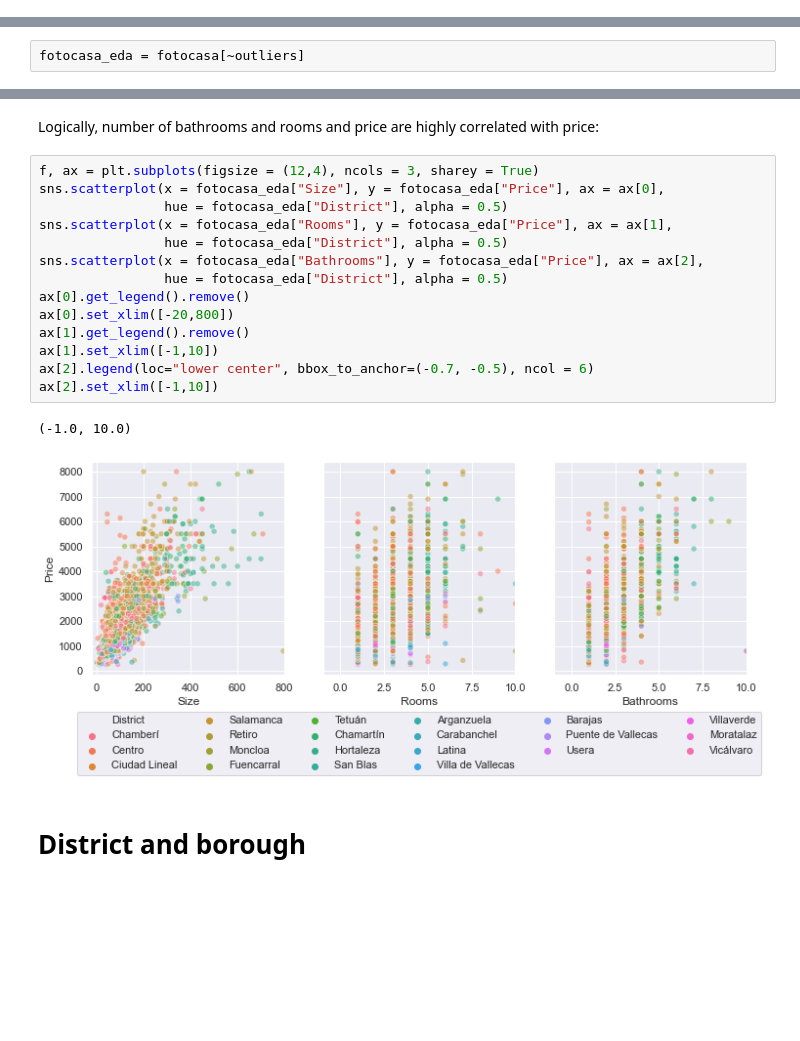
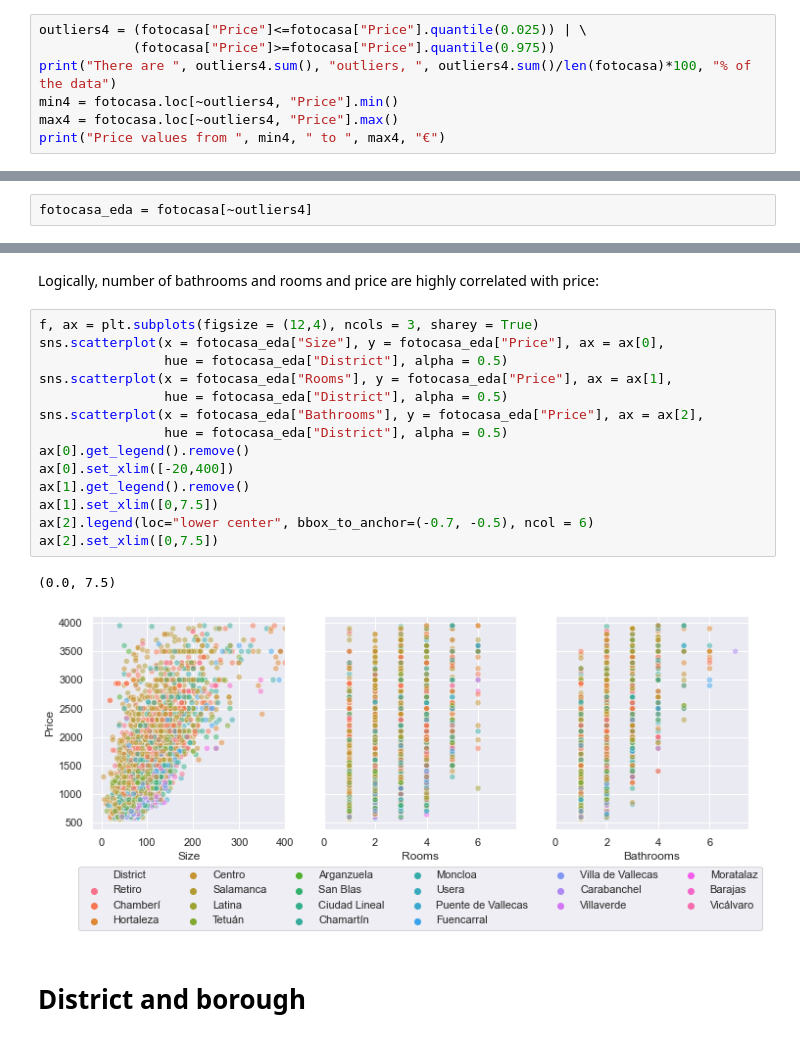
Before and after one commit to jorgerodpen/MadridRentalMarket, a Jupyter notebook: EDA.ipynb, the cells around one changed output, grey strips where cells are left out. Saved outputs shown, nothing was run; the diff lists cells and outputs as text; blank space fills up the shorter version.

```diff
--- a/EDA.ipynb
+++ b/EDA.ipynb
@@ -121 +121,8 @@ There are  588 outliers,  6.391999130340255 % of the data
 Price values from  225  to  2750 €
+# %%
+outliers4 = (fotocasa["Price"]<=fotocasa["Price"].quantile(0.025)) | \
+            (fotocasa["Price"]>=fotocasa["Price"].quantile(0.975))
+print("There are ", outliers4.sum(), "outliers, ", outliers4.sum()/len(fotocasa)*100, "% of the data")
+min4 = fotocasa.loc[~outliers4, "Price"].min()
+max4 = fotocasa.loc[~outliers4, "Price"].max()
+print("Price values from ", min4, " to ", max4, "€")
@@ -126,5 +134,5 @@ $5.5 < \ln({Price}) < 9$
 # %%
-fotocasa_eda = fotocasa[~outliers]
+fotocasa_eda = fotocasa[~outliers4]
 # %%
 fotocasa_eda.columns
 # %% [output]
@@ -159,20 +167,20 @@ Logically, number of bathrooms and rooms and price are highly correlated with pr
 # %%
 f, ax = plt.subplots(figsize = (12,4), ncols = 3, sharey = True)
 sns.scatterplot(x = fotocasa_eda["Size"], y = fotocasa_eda["Price"], ax = ax[0],
                 hue = fotocasa_eda["District"], alpha = 0.5)
 sns.scatterplot(x = fotocasa_eda["Rooms"], y = fotocasa_eda["Price"], ax = ax[1],
                 hue = fotocasa_eda["District"], alpha = 0.5)
 sns.scatterplot(x = fotocasa_eda["Bathrooms"], y = fotocasa_eda["Price"], ax = ax[2],
                 hue = fotocasa_eda["District"], alpha = 0.5)
 ax[0].get_legend().remove()
-ax[0].set_xlim([-20,800])
+ax[0].set_xlim([-20,400])
 ax[1].get_legend().remove()
-ax[1].set_xlim([-1,10])
+ax[1].set_xlim([0,7.5])
 ax[2].legend(loc="lower center", bbox_to_anchor=(-0.7, -0.5), ncol = 6)
-ax[2].set_xlim([-1,10])
+ax[2].set_xlim([0,7.5])
 # %% [output]
-(-1.0, 10.0)
+(0.0, 7.5)
-[figure, old version]
+[figure, new version]
 # %% [markdown]
 # District and borough
 # %%
```
Also changed, not shown: parts of 27 cells of this notebook, 1 other file.
